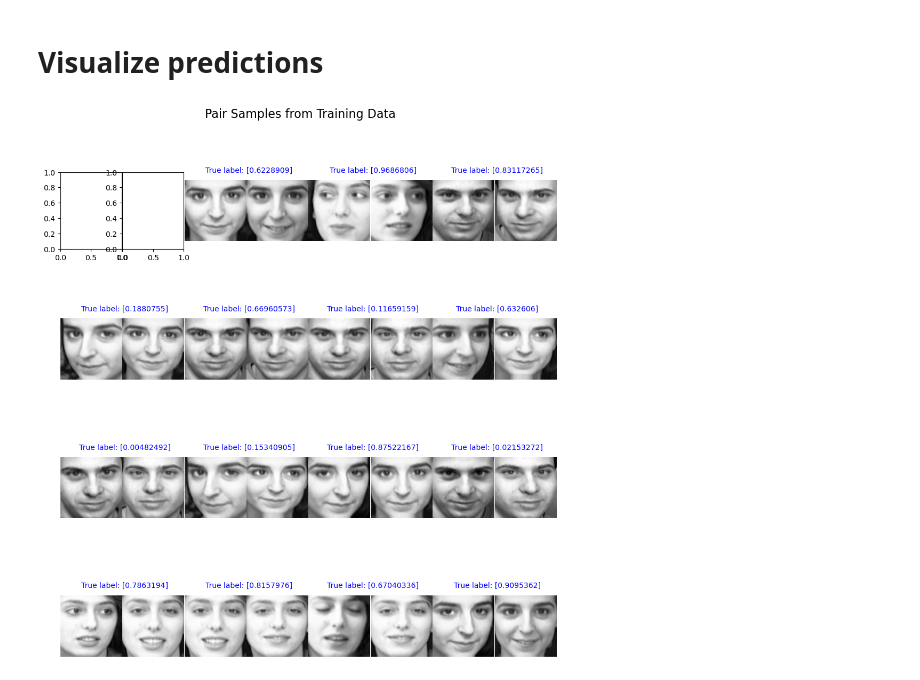
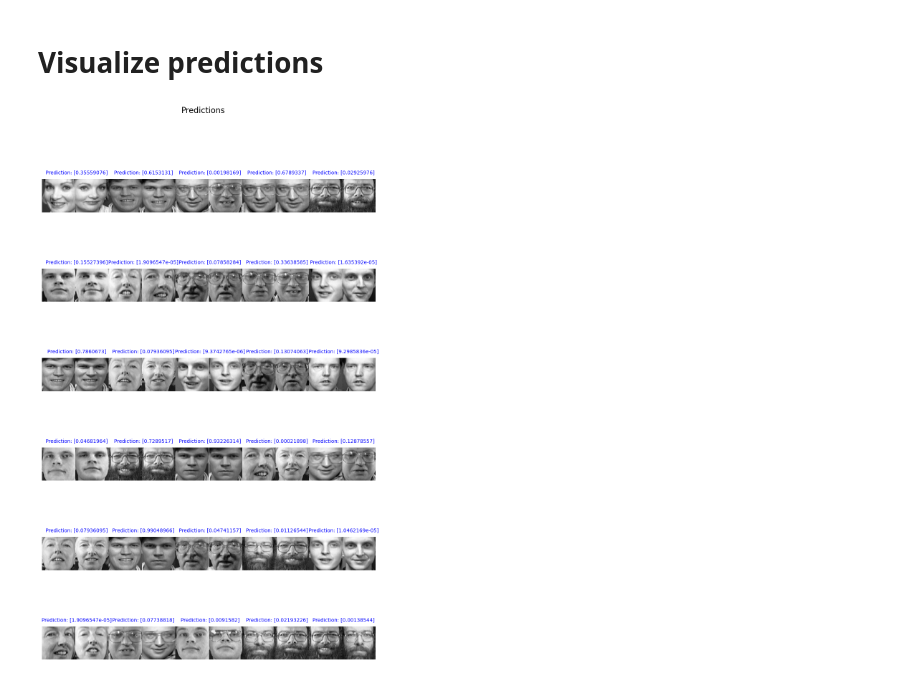
Before and after one commit to inemsia/SNN, a Jupyter notebook: main.ipynb, the cells around one changed output. Drawn from its saved outputs; the diff is of its cells as text; code cells hidden in the pictures.

```diff
--- a/main.ipynb
+++ b/main.ipynb
@@ -91,0 +147,16 @@ pairs_train.shape
+# %%
+def split_array(array, percentage):
+    # Ensure the percentage is valid
+    if not 0 <= percentage <= 1:
+        raise ValueError("Percentage must be between 0 and 1.")
+
+    # Calculate the split index
+    split_index = int(len(array) * percentage)
+
+    # Split and return the two arrays
+    return array[:split_index], array[split_index:]
+# %%
+unique_labels_train, unique_labels_test = split_array(unique_labels, 0.75)
+pairs_train, labels_train = create_balanced_pairs(X, y, unique_labels_train, 90000)
+pairs_test, labels_test = create_balanced_pairs(X, y, unique_labels_test, 10000)
+print(f'unique_labels_train = {unique_labels_train} \nunique_labels_test = {unique_labels_test}')
@@ -276,34 +350,6 @@ Accuracy: 0.7
 # %% [markdown]
 # Visualize predictions
-# %%
-# Define the number of pairs to visualize and the layout
-num_pairs = 16
-pairs_per_row = 4
-rows = num_pairs // pairs_per_row
-
-# Create a figure with multiple subplots
-fig, axes = plt.subplots(rows, pairs_per_row * 2, figsize=(12, 3 * rows))
-fig.subplots_adjust(wspace=0.01, hspace=0.8)  # Minimal space between images in a pair; more between rows
-
-# Plot each pair with its label
-for i in range(1, num_pairs):
-    row = i // pairs_per_row
-    col = (i % pairs_per_row) * 2  # Each pair occupies two columns
-
-    # Display the first image of the pair (X1_train[i])
-    axes[row, col].imshow(X1_test[i], cmap='gray')  # Adjust cmap as needed
-    axes[row, col].axis('off')
-
-    # Display the second image of the pair (X2_train[i])
-    axes[row, col + 1].imshow(X2_test[i], cmap='gray')  # Adjust cmap as needed
-    axes[row, col + 1].axis('off')
-
-    # Add the label above the pair, centered
-    label = f"True label: {y_predict[i]}"
-    axes[row, col].set_title(label, fontsize=10, color="blue", pad=10, loc='center', x=1.05)
-    axes[row, col + 1].set_title("")  # Empty title for the second image in each pair
-
-plt.suptitle("Pair Samples from Training Data", fontsize=16)
-plt.show()
-# %% [output]
-[figure, removed]
+# %%
+visualize_pairs(X1_test,X2_test,y_predict,30,5,"Predictions", "Prediction")
+# %% [output]
+[figure, added]
```
Also changed, not shown: parts of 18 cells of this notebook.
